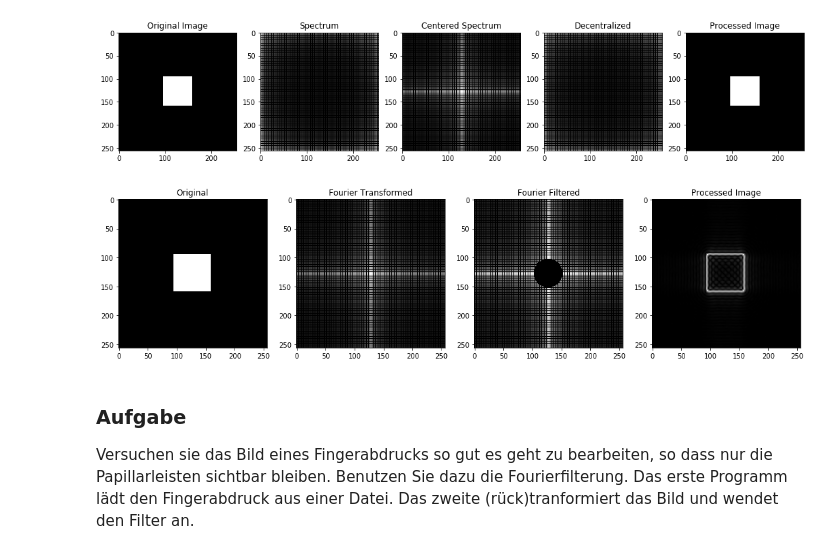
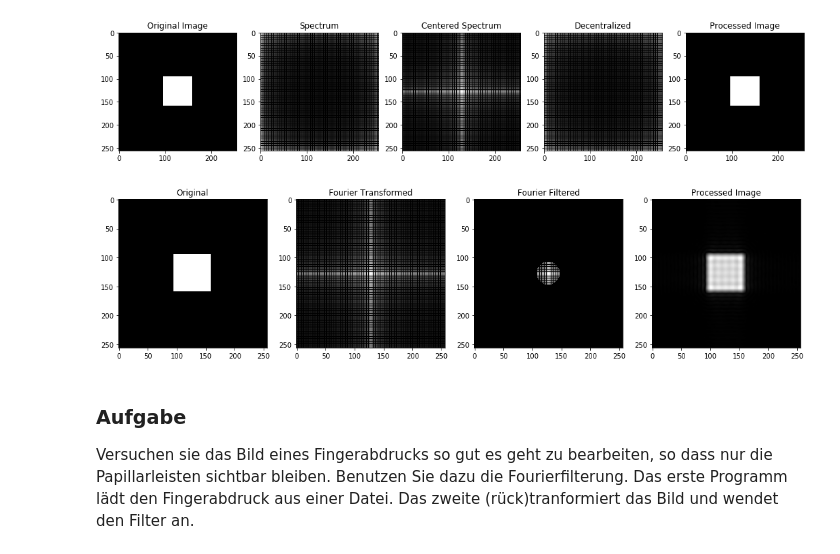
Before and after one commit to cdohl/optik, a Jupyter notebook: Fourier Filtering.ipynb, the cells around one changed output. Drawn from its saved outputs; the diff is of its cells as text; code cells hidden in the pictures.

```diff
--- a/Fourier Filtering.ipynb
+++ b/Fourier Filtering.ipynb
@@ -26,7 +16,7 @@ yy, xx = draw.rectangle(start, extent=extent) #real width 2*w+1
 #yy, xx = draw.circle(128, 128, w) #this is a circle
 img[yy, xx] = 1
 
-filter_diameter=5
+filter_diameter=20
 yy_f, xx_f = draw.circle(127, 127, filter_diameter)
 lowpass[yy_f, xx_f] = 1 #lowpass filter, 1 in the circle, 0 around
 highpass[yy_f, xx_f]= 0 #highpass filter, 0 in the circle, 1 around
@@ -57,22 +47,22 @@ plt.show()
 # %%
 #Filtering is just a multiplication
 plt.figure(figsize=(18,6), constrained_layout=False)
 
 plt.subplot(141), plt.imshow(np.abs(img),"gray"), plt.title('Original')
 
 fourier_transformed = np.fft.fftshift(np.fft.fft2(img))
 plt.subplot(142), plt.imshow(np.log(1+np.abs(fourier_transformed)),'gray'), plt.title('Fourier Transformed')
 
-fourier_filtered = fourier_transformed*highpass
+fourier_filtered = fourier_transformed*lowpass
 
 plt.subplot(143), plt.imshow(np.log(1+np.abs(fourier_filtered)),'gray'), plt.title('Fourier Filtered')
 
 inverse_fourier_transformed = np.fft.ifft2(np.fft.ifftshift(fourier_filtered))
 
 plt.subplot(144), plt.imshow(np.abs(inverse_fourier_transformed),"gray"), plt.title('Processed Image')
 plt.show()
 # %% [output]
-[figure, old version]
+[figure, new version]
 # %% [markdown]
 ### Aufgabe
 Versuchen sie das Bild eines Fingerabdrucks so gut es geht zu bearbeiten, so dass nur die Papillarleisten sichtbar bleiben. Benutzen Sie dazu die Fourierfilterung. Das erste Programm lädt den Fingerabdruck aus einer Datei. Das zweite (rück)tranformiert das Bild und wendet den Filter an.
```
Also changed, not shown: parts of 5 cells of this notebook, 2 other files.
